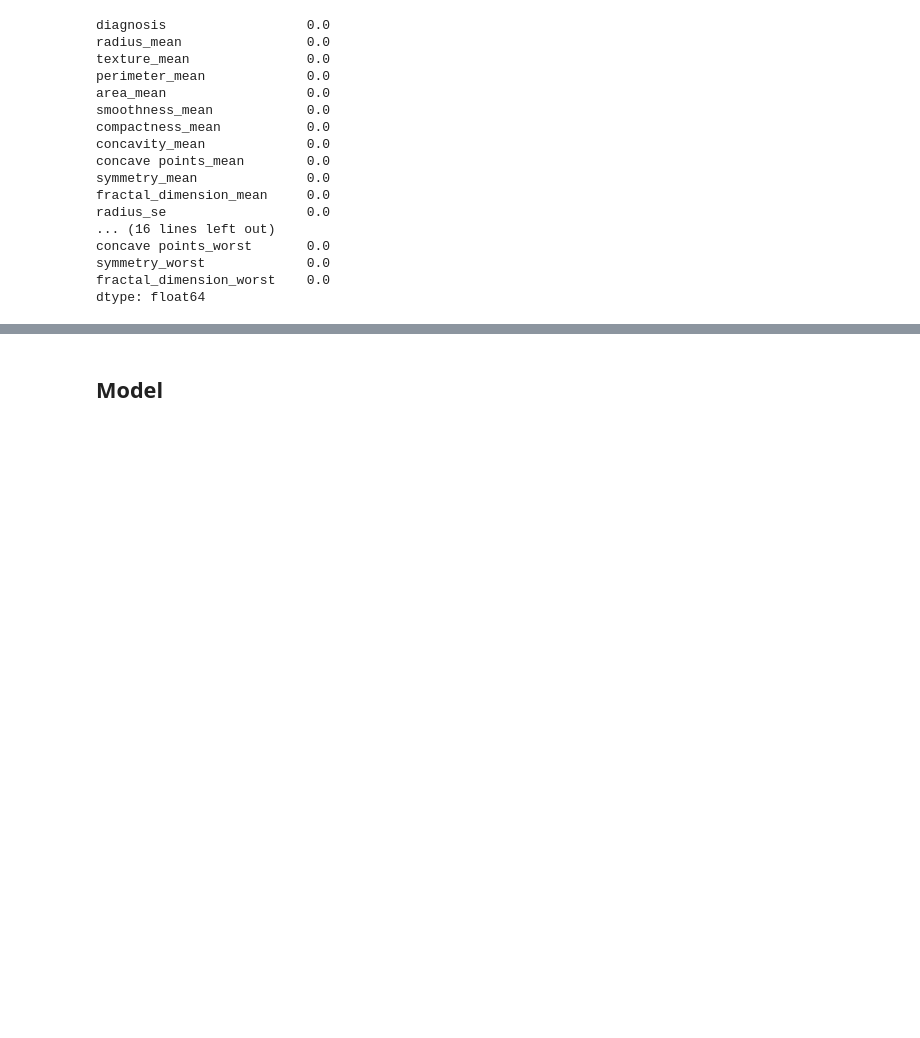
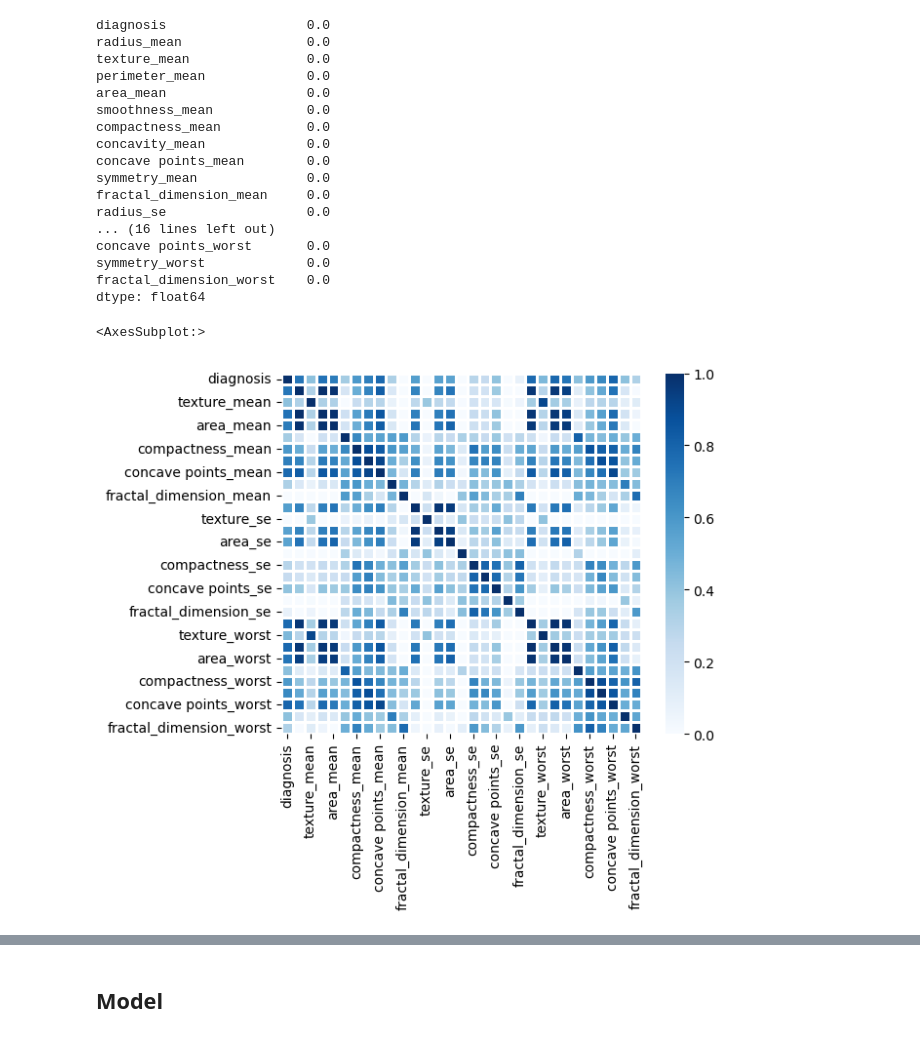
Before and after one commit to lilianabs/ml-beginner-projects, a Jupyter notebook: project_3/breat_cancer_2.ipynb, the cells around one changed output, grey strips where cells are left out. Saved outputs shown, nothing was run; the diff lists cells and outputs as text; code cells hidden in the pictures; blank space fills up the shorter version.

```diff
--- a/project_3/breat_cancer_2.ipynb
+++ b/project_3/breat_cancer_2.ipynb
@@ -130,3 +130,12 @@ concave points_worst       0.0
 symmetry_worst             0.0
 fractal_dimension_worst    0.0
 dtype: float64
+# %%
+df['diagnosis'] = df['diagnosis'].map({'M': 1, 'B': 0})
+# %%
+df_corr = df.corr()
+
+sns.heatmap(df_corr, vmin=0, vmax=1, linewidths=2, square=True, cmap='Blues')
+# %% [output]
+<AxesSubplot:>
+[figure, added]
```
Also changed, not shown: parts of 2 cells of this notebook.
